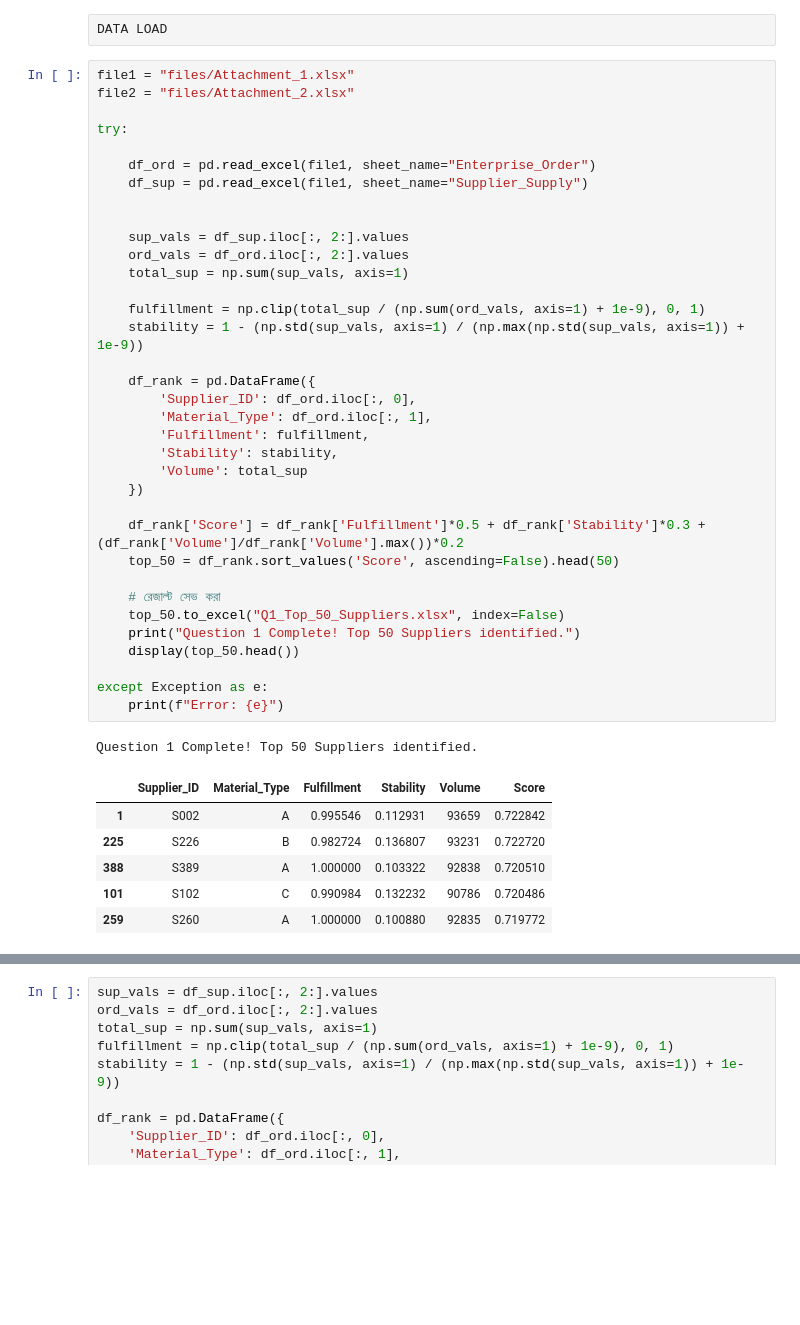
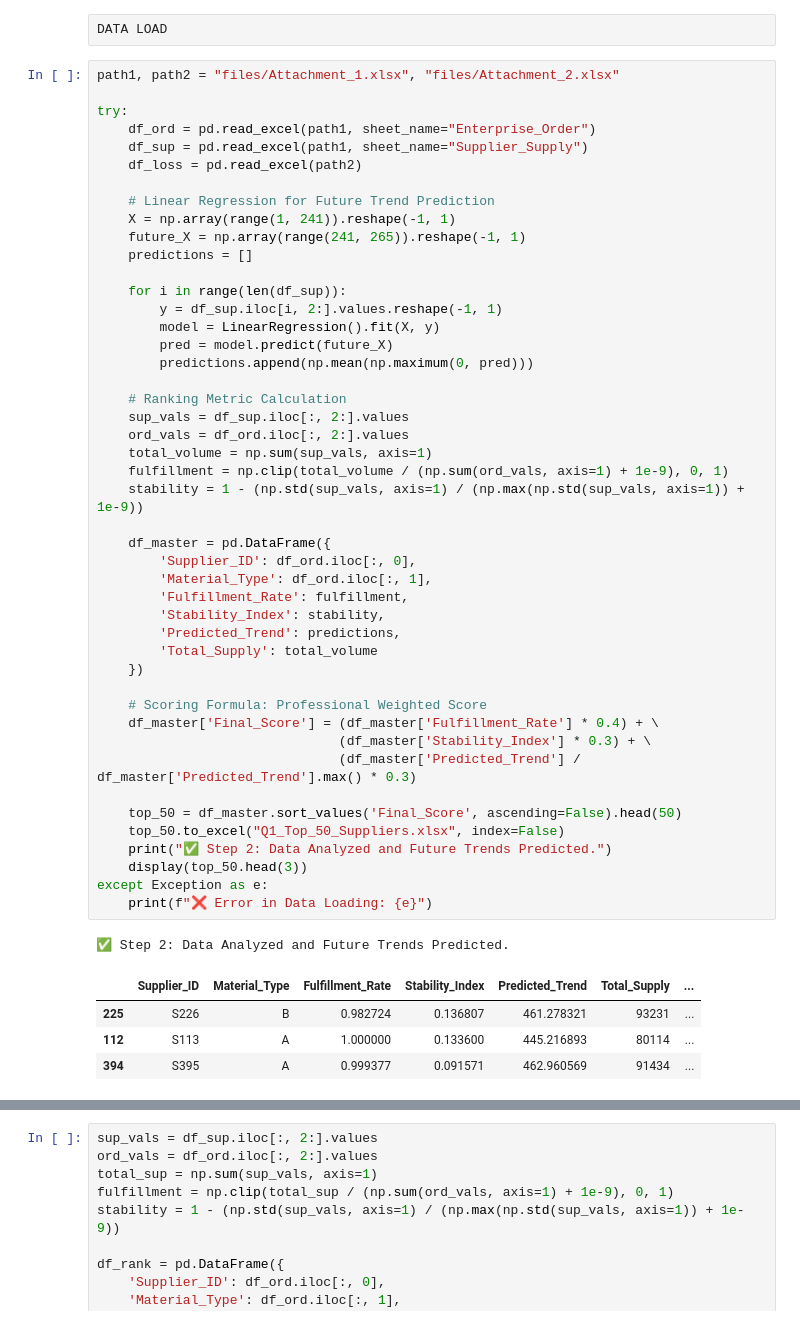
Before and after one commit to samiunarno/mathmatics-analysis-models, a Jupyter notebook: Untitled.ipynb, the cells around one changed output, grey strips where cells are left out. Drawn from its saved outputs; the diff is of its cells as text; blank space fills up the shorter version.

```diff
--- a/Untitled.ipynb
+++ b/Untitled.ipynb
@@ -19,48 +37,57 @@ print(os.listdir())
 # %% [raw]
 DATA LOAD
 # %%
-file1 = "files/Attachment_1.xlsx"
-file2 = "files/Attachment_2.xlsx"
+path1, path2 = "files/Attachment_1.xlsx", "files/Attachment_2.xlsx"
 
 try:
+    df_ord = pd.read_excel(path1, sheet_name="Enterprise_Order")
+    df_sup = pd.read_excel(path1, sheet_name="Supplier_Supply")
+    df_loss = pd.read_excel(path2)
 
-    df_ord = pd.read_excel(file1, sheet_name="Enterprise_Order")
-    df_sup = pd.read_excel(file1, sheet_name="Supplier_Supply")
+    # Linear Regression for Future Trend Prediction
+    X = np.array(range(1, 241)).reshape(-1, 1)
+    future_X = np.array(range(241, 265)).reshape(-1, 1)
+    predictions = []
 
+    for i in range(len(df_sup)):
+        y = df_sup.iloc[i, 2:].values.reshape(-1, 1)
+        model = LinearRegression().fit(X, y)
+        pred = model.predict(future_X)
+        predictions.append(np.mean(np.maximum(0, pred)))
 
+    # Ranking Metric Calculation
     sup_vals = df_sup.iloc[:, 2:].values
     ord_vals = df_ord.iloc[:, 2:].values
-    total_sup = np.sum(sup_vals, axis=1)
-
-    fulfillment = np.clip(total_sup / (np.sum(ord_vals, axis=1) + 1e-9), 0, 1)
+    total_volume = np.sum(sup_vals, axis=1)
+    fulfillment = np.clip(total_volume / (np.sum(ord_vals, axis=1) + 1e-9), 0, 1)
     stability = 1 - (np.std(sup_vals, axis=1) / (np.max(np.std(sup_vals, axis=1)) + 1e-9))
 
-    df_rank = pd.DataFrame({
+    df_master = pd.DataFrame({
         'Supplier_ID': df_ord.iloc[:, 0],
         'Material_Type': df_ord.iloc[:, 1],
-        'Fulfillment': fulfillment,
-        'Stability': stability,
-        'Volume': total_sup
+        'Fulfillment_Rate': fulfillment,
+        'Stability_Index': stability,
+        'Predicted_Trend': predictions,
+        'Total_Supply': total_volume
     })
 
-    df_rank['Score'] = df_rank['Fulfillment']*0.5 + df_rank['Stability']*0.3 + (df_rank['Volume']/df_rank['Volume'].max())*0.2
-    top_50 = df_rank.sort_values('Score', ascending=False).head(50)
+    # Scoring Formula: Professional Weighted Score
+    df_master['Final_Score'] = (df_master['Fulfillment_Rate'] * 0.4) + \
+                               (df_master['Stability_Index'] * 0.3) + \
+                               (df_master['Predicted_Trend'] / df_master['Predicted_Trend'].max() * 0.3)
 
-    # রেজাল্ট সেভ করা
+    top_50 = df_master.sort_values('Final_Score', ascending=False).head(50)
     top_50.to_excel("Q1_Top_50_Suppliers.xlsx", index=False)
-    print("Question 1 Complete! Top 50 Suppliers identified.")
-    display(top_50.head())
-
+    print("✅ Step 2: Data Analyzed and Future Trends Predicted.")
+    display(top_50.head(3))
 except Exception as e:
-    print(f"Error: {e}")
+    print(f"❌ Error in Data Loading: {e}")
 # %% [output]
-Question 1 Complete! Top 50 Suppliers identified.
+✅ Step 2: Data Analyzed and Future Trends Predicted.
-|  | Supplier_ID | Material_Type | Fulfillment | Stability | Volume | Score |
-| 1 | S002 | A | 0.995546 | 0.112931 | 93659 | 0.722842 |
-| 225 | S226 | B | 0.982724 | 0.136807 | 93231 | 0.722720 |
-| 388 | S389 | A | 1.000000 | 0.103322 | 92838 | 0.720510 |
-| 101 | S102 | C | 0.990984 | 0.132232 | 90786 | 0.720486 |
-| 259 | S260 | A | 1.000000 | 0.100880 | 92835 | 0.719772 |
+|  | Supplier_ID | Material_Type | Fulfillment_Rate | Stability_Index | Predicted_Trend | Total_Supply | ... |
+| 225 | S226 | B | 0.982724 | 0.136807 | 461.278321 | 93231 | ... |
+| 112 | S113 | A | 1.000000 | 0.133600 | 445.216893 | 80114 | ... |
+| 394 | S395 | A | 0.999377 | 0.091571 | 462.960569 | 91434 | ... |
 # %%
 WEEKS = 24
 DEMAND = 28200
```
Also changed, not shown: parts of 5 cells of this notebook, 4 other files.
